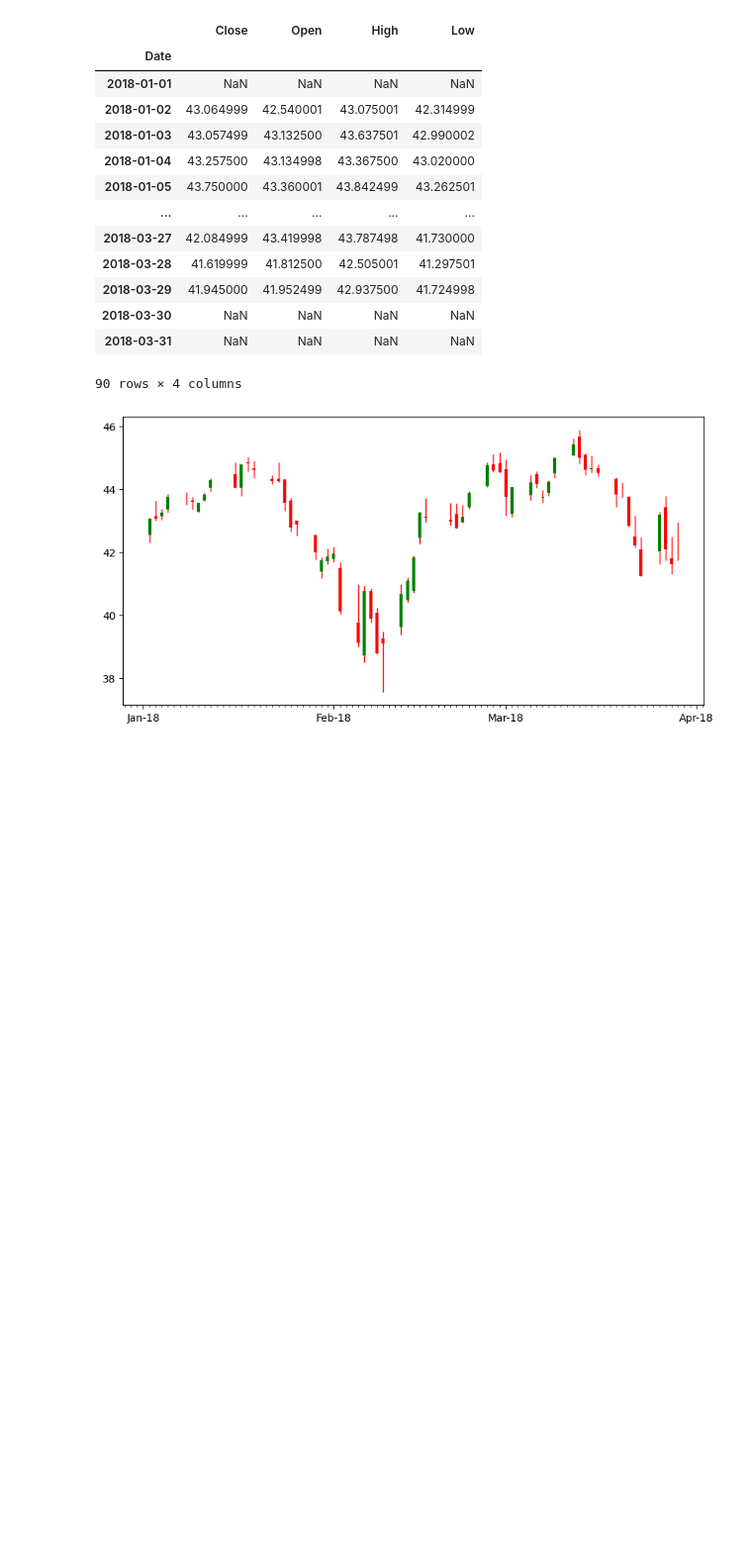
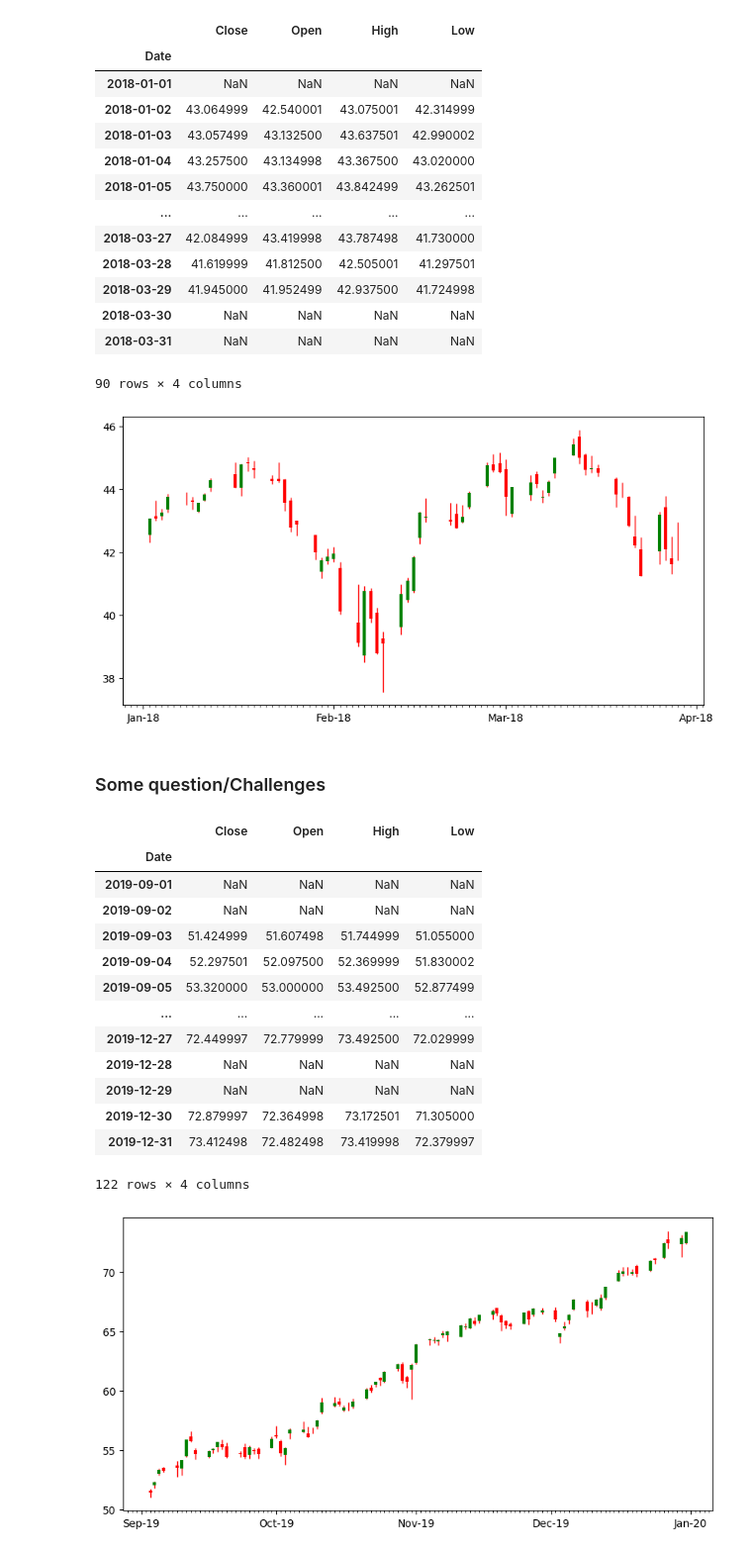
Before and after one commit to MittalMonika/DataScience, a Jupyter notebook: FinancialAnalysis/Finance.ipynb, the cells around one changed output. Shown at 99% size. Drawn from its saved outputs; the diff is of its cells as text; code cells hidden in the pictures; blank space fills up the shorter version.

```diff
--- a/FinancialAnalysis/Finance.ipynb
+++ b/FinancialAnalysis/Finance.ipynb
@@ -179,3 +179,42 @@ def candlestick(df,ax):
 | 2018-03-31 | NaN | NaN | NaN | NaN |
 90 rows × 4 columns
 [figure]
+# %% [markdown]
+### Some question/Challenges
+# %%
+# CandlePlot for Sep2019 to Dec 2019
+fig,ax = plt.subplots(figsize=(10,5))
+def candlestick(df,ax):
+    ax.vlines(x=df.index, ymin=df.Low, ymax=df.High, color='r', linewidth=1)
+    red = df.query('Open > Close')
+    ax.vlines(x=red.index,ymin=red.Close, ymax=red.Open, color='r', linewidth=3)
+    green = df.query('Open <= Close')
+    ax.vlines(x=green.index,ymin=green.Open, ymax=green.Close, color='g', linewidth=3)
+    ax.xaxis.set_major_locator(dates.MonthLocator())
+    ax.xaxis.set_major_formatter(dates.DateFormatter('%b-%y'))
+    ax.xaxis.set_minor_locator(dates.DayLocator())
+    return df
+(data
+ .iloc[:,::2]
+ .pipe(fix_col)
+ .resample('d')
+ .agg({'Close':'last', 'Open':'first',  'High':'max', 'Low':'min'})
+ .loc['Sep 2019':'Dec 2019']
+ .pipe(candlestick,ax)
+)
+# %% [output]
+|  | Close | Open | High | Low |
+| Date |  |  |  |  |
+| 2019-09-01 | NaN | NaN | NaN | NaN |
+| 2019-09-02 | NaN | NaN | NaN | NaN |
+| 2019-09-03 | 51.424999 | 51.607498 | 51.744999 | 51.055000 |
+| 2019-09-04 | 52.297501 | 52.097500 | 52.369999 | 51.830002 |
+| 2019-09-05 | 53.320000 | 53.000000 | 53.492500 | 52.877499 |
+| ... | ... | ... | ... | ... |
+| 2019-12-27 | 72.449997 | 72.779999 | 73.492500 | 72.029999 |
+| 2019-12-28 | NaN | NaN | NaN | NaN |
+| 2019-12-29 | NaN | NaN | NaN | NaN |
+| 2019-12-30 | 72.879997 | 72.364998 | 73.172501 | 71.305000 |
+| 2019-12-31 | 73.412498 | 72.482498 | 73.419998 | 72.379997 |
+122 rows × 4 columns
+[figure, added]
```
Also changed, not shown: parts of 21 cells of this notebook.
